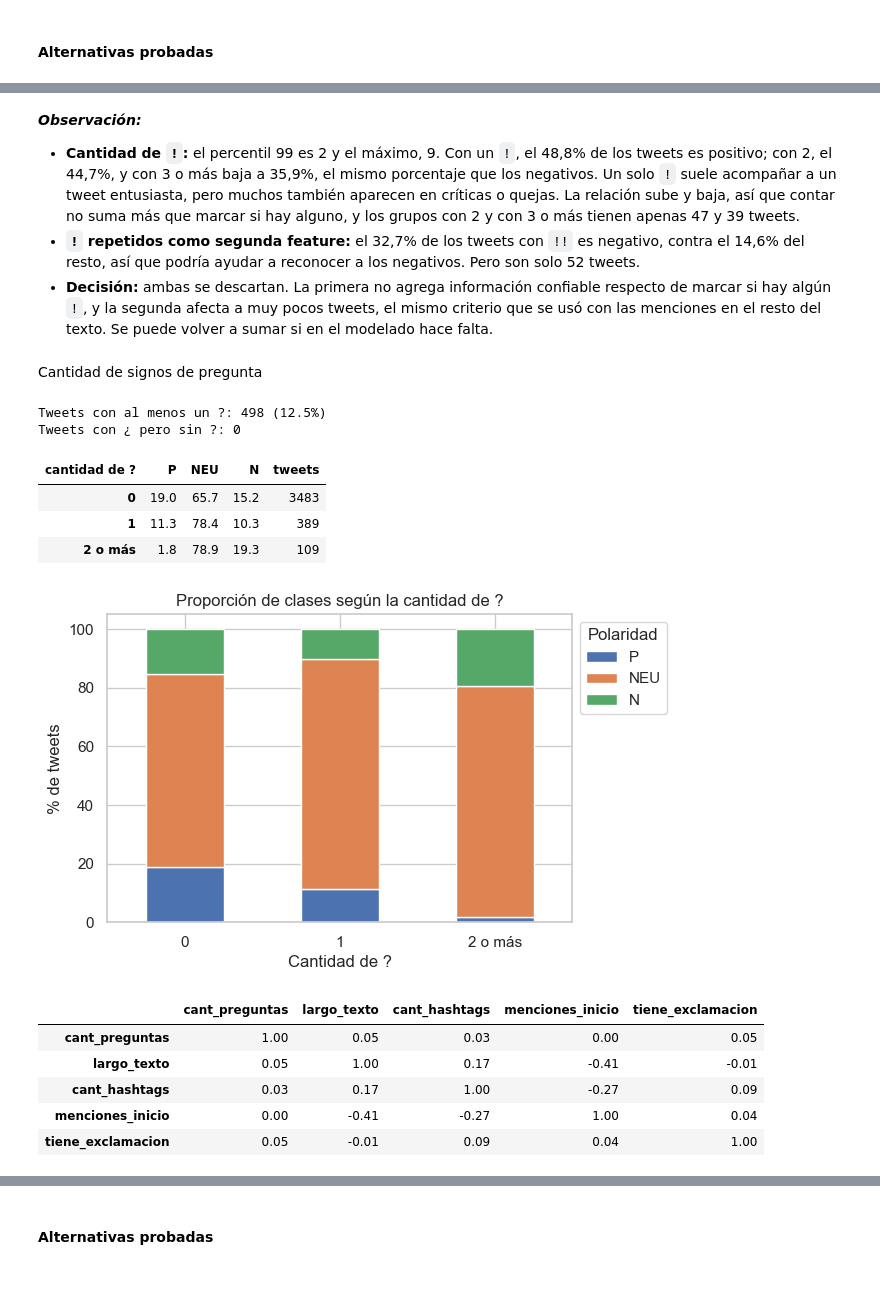
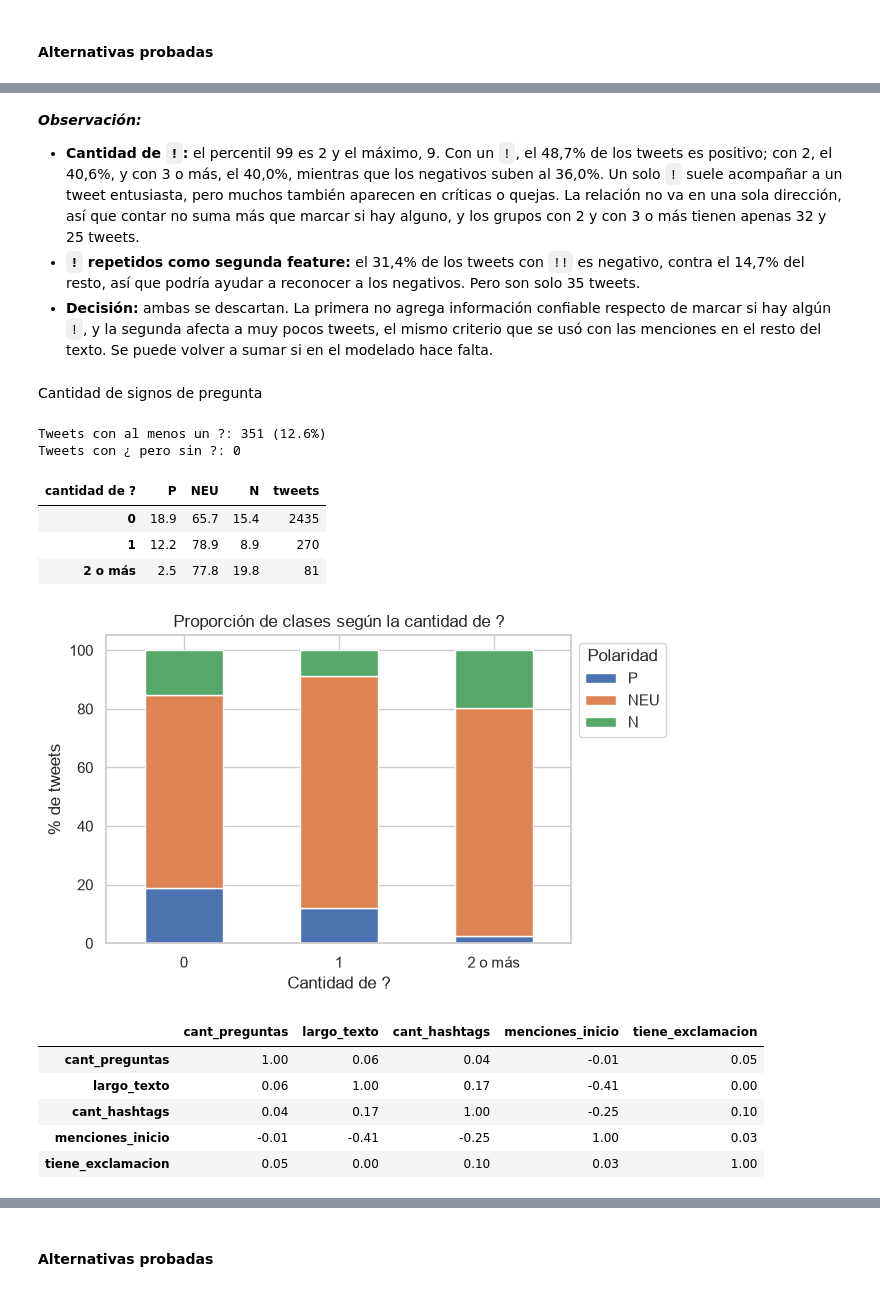
Before and after one commit to Barlita03/TP-CienciasDeDatos, a Jupyter notebook: TP1_CdD.ipynb, the cells around one changed output, grey strips where cells are left out. Drawn from its saved outputs; the diff is of its cells as text; code cells hidden in the pictures.

```diff
--- a/TP1_CdD.ipynb
+++ b/TP1_CdD.ipynb
@@ -758,27 +841,0 @@ Cantidad de usuarios mencionados
-# %%
-def proporcion_por_grupo(grupo, nombre):
-    # Porcentaje de cada clase dentro de cada grupo y cantidad de tweets del grupo.
-    # rename_axis deja el nombre de la tabla en la misma fila que las columnas
-    tabla = (pd.crosstab(grupo, df['polarity'], normalize='index') * 100).round(1)[orden]
-    return tabla.assign(tweets=grupo.value_counts()).rename_axis(index=None, columns=nombre)
-
-# Menciones al inicio del tweet: en Twitter, un tweet que empieza con @usuario suele ser una respuesta
-cant_menciones_inicio = df['text'].str.extract(r'^((?:@\w+\s*)+)')[0].fillna('').str.count(r'@\w+')
-
-# Feature: cantidad de menciones al inicio, con tope en 2 (el 2 vale "2 o más")
-df['menciones_inicio'] = cant_menciones_inicio.clip(upper=2)
-print(f"Tweets que empiezan con una mención: {(df['menciones_inicio'] > 0).sum()} ({(df['menciones_inicio'] > 0).mean() * 100:.1f}%)")
-
-proporcion_inicio = proporcion_por_grupo(df['menciones_inicio'].astype(str).replace('2', '2 o más'), 'menciones al inicio')
-display(proporcion_inicio)
-
-proporcion_inicio.drop(columns='tweets').plot(kind='bar', stacked=True, figsize=(6, 4))
-plt.title('Proporción de clases según las menciones al inicio')
-plt.xlabel('Cantidad de menciones al inicio')
-plt.ylabel('% de tweets')
-plt.xticks(rotation=0)
-plt.legend(title='Polaridad', bbox_to_anchor=(1, 1))
-plt.show()
-
-# Correlación con las otras features, sobre log1p como en la etapa 2
-display(np.log1p(df[['menciones_inicio', 'largo_texto', 'cant_hashtags']]).corr().round(2))
@@ -862,17 +899,17 @@ Correlación con menciones_inicio (log1p): -0.18
 Cantidad de signos de exclamación
 # %%
 # Se cuentan los ! sin las URLs, para no tomar un ! que forme parte de un link
-texto_sin_urls = df['text'].str.replace(r'https?://\S+', '', regex=True)
+texto_sin_urls = train['text'].str.replace(r'https?://\S+', '', regex=True)
 cant_exclamaciones = texto_sin_urls.str.count('!')
 
 # Feature: si el tweet tiene al menos un signo de exclamación
-df['tiene_exclamacion'] = (cant_exclamaciones > 0).astype(int)
-print(f"Tweets con al menos un !: {df['tiene_exclamacion'].sum()} ({df['tiene_exclamacion'].mean() * 100:.1f}%)")
+train['tiene_exclamacion'] = (cant_exclamaciones > 0).astype(int)
+print(f"Tweets con al menos un !: {train['tiene_exclamacion'].sum()} ({train['tiene_exclamacion'].mean() * 100:.1f}%)")
 
 # El ¡ casi siempre va acompañado de un !, así que contarlo no agrega información
 print(f"Tweets con ¡ pero sin !: {(texto_sin_urls.str.contains('¡') & (cant_exclamaciones == 0)).sum()}")
 
-proporcion_exclamacion = proporcion_por_grupo(df['tiene_exclamacion'].map({0: 'no', 1: 'sí'}), 'tiene !')
+proporcion_exclamacion = proporcion_por_grupo(train['tiene_exclamacion'].map({0: 'no', 1: 'sí'}), 'tiene !')
 display(proporcion_exclamacion)
 
 proporcion_exclamacion.drop(columns='tweets').plot(kind='bar', stacked=True, figsize=(6, 4))
@@ -884,5 +921,5 @@ plt.legend(title='Polaridad', bbox_to_anchor=(1, 1))
 plt.show()
 
 # Correlación con las otras features, sobre log1p como en la etapa 2
-display(np.log1p(df[['tiene_exclamacion', 'largo_texto', 'cant_hashtags', 'menciones_inicio']]).corr().round(2))
+display(np.log1p(train[['tiene_exclamacion', 'largo_texto', 'cant_hashtags', 'menciones_inicio']]).corr().round(2))
 # %% [output]
@@ -927,49 +964,49 @@ Cantidad de !: percentil 99=2.0, máximo=9
 # %% [markdown]
 ***Observación:***
 
-* **Cantidad de `!`:** el percentil 99 es 2 y el máximo, 9. Con un `!`, el 48,8% de los tweets es positivo; con 2, el 44,7%, y con 3 o más baja a 35,9%, el mismo porcentaje que los negativos. Un solo `!` suele acompañar a un tweet entusiasta, pero muchos también aparecen en críticas o quejas. La relación sube y baja, así que contar no suma más que marcar si hay alguno, y los grupos con 2 y con 3 o más tienen apenas 47 y 39 tweets.
-* **`!` repetidos como segunda feature:** el 32,7% de los tweets con `!!` es negativo, contra el 14,6% del resto, así que podría ayudar a reconocer a los negativos. Pero son solo 52 tweets.
+* **Cantidad de `!`:** el percentil 99 es 2 y el máximo, 9. Con un `!`, el 48,7% de los tweets es positivo; con 2, el 40,6%, y con 3 o más, el 40,0%, mientras que los negativos suben al 36,0%. Un solo `!` suele acompañar a un tweet entusiasta, pero muchos también aparecen en críticas o quejas. La relación no va en una sola dirección, así que contar no suma más que marcar si hay alguno, y los grupos con 2 y con 3 o más tienen apenas 32 y 25 tweets.
+* **`!` repetidos como segunda feature:** el 31,4% de los tweets con `!!` es negativo, contra el 14,7% del resto, así que podría ayudar a reconocer a los negativos. Pero son solo 35 tweets.
 * **Decisión:** ambas se descartan. La primera no agrega información confiable respecto de marcar si hay algún `!`, y la segunda afecta a muy pocos tweets, el mismo criterio que se usó con las menciones en el resto del texto. Se puede volver a sumar si en el modelado hace falta.
 # %% [markdown]
 Cantidad de signos de pregunta
 # %%
 # Se cuentan los ? sobre el texto sin URLs, igual que los !
 cant_signos_pregunta = texto_sin_urls.str.count(r'\?')
 
 # Feature: cantidad de signos de pregunta, con tope en 2 (el 2 vale "2 o más")
-df['cant_preguntas'] = cant_signos_pregunta.clip(upper=2)
-print(f"Tweets con al menos un ?: {(df['cant_preguntas'] > 0).sum()} ({(df['cant_preguntas'] > 0).mean() * 100:.1f}%)")
+train['cant_preguntas'] = cant_signos_pregunta.clip(upper=2)
+print(f"Tweets con al menos un ?: {(train['cant_preguntas'] > 0).sum()} ({(train['cant_preguntas'] > 0).mean() * 100:.1f}%)")
 
 # El ¿ siempre va acompañado de un ?, así que contarlo no agrega información
 print(f"Tweets con ¿ pero sin ?: {(texto_sin_urls.str.contains('¿') & (cant_signos_pregunta == 0)).sum()}")
 
-proporcion_preguntas = proporcion_por_grupo(df['cant_preguntas'].astype(str).replace('2', '2 o más'), 'cantidad de ?')
+proporcion_preguntas = proporcion_por_grupo(train['cant_preguntas'].astype(str).replace('2', '2 o más'), 'cantidad de ?')
 display(proporcion_preguntas)
 
 proporcion_preguntas.drop(columns='tweets').plot(kind='bar', stacked=True, figsize=(6, 4))
 plt.title('Proporción de clases según la cantidad de ?')
 plt.xlabel('Cantidad de ?')
 plt.ylabel('% de tweets')
 plt.xticks(rotation=0)
 plt.legend(title='Polaridad', bbox_to_anchor=(1, 1))
 plt.show()
 
 # Correlación con las otras features, sobre log1p como en la etapa 2
-display(np.log1p(df[['cant_preguntas', 'largo_texto', 'cant_hashtags', 'menciones_inicio', 'tiene_exclamacion']]).corr().round(2))
+display(np.log1p(train[['cant_preguntas', 'largo_texto', 'cant_hashtags', 'menciones_inicio', 'tiene_exclamacion']]).corr().round(2))
 # %% [output]
-Tweets con al menos un ?: 498 (12.5%)
+Tweets con al menos un ?: 351 (12.6%)
 Tweets con ¿ pero sin ?: 0
 | cantidad de ? | P | NEU | N | tweets |
-| 0 | 19.0 | 65.7 | 15.2 | 3483 |
-| 1 | 11.3 | 78.4 | 10.3 | 389 |
-| 2 o más | 1.8 | 78.9 | 19.3 | 109 |
+| 0 | 18.9 | 65.7 | 15.4 | 2435 |
+| 1 | 12.2 | 78.9 | 8.9 | 270 |
+| 2 o más | 2.5 | 77.8 | 19.8 | 81 |
-[figure, old version]
+[figure, new version]
 |  | cant_preguntas | largo_texto | cant_hashtags | menciones_inicio | tiene_exclamacion |
-| cant_preguntas | 1.00 | 0.05 | 0.03 | 0.00 | 0.05 |
-| largo_texto | 0.05 | 1.00 | 0.17 | -0.41 | -0.01 |
-| cant_hashtags | 0.03 | 0.17 | 1.00 | -0.27 | 0.09 |
-| menciones_inicio | 0.00 | -0.41 | -0.27 | 1.00 | 0.04 |
-| tiene_exclamacion | 0.05 | -0.01 | 0.09 | 0.04 | 1.00 |
+| cant_preguntas | 1.00 | 0.06 | 0.04 | -0.01 | 0.05 |
+| largo_texto | 0.06 | 1.00 | 0.17 | -0.41 | 0.00 |
+| cant_hashtags | 0.04 | 0.17 | 1.00 | -0.25 | 0.10 |
+| menciones_inicio | -0.01 | -0.41 | -0.25 | 1.00 | 0.03 |
+| tiene_exclamacion | 0.05 | 0.00 | 0.10 | 0.03 | 1.00 |
 # %% [markdown]
 ***Observación:***
 
```
Also changed, not shown: parts of 76 cells of this notebook, 3 other files.
